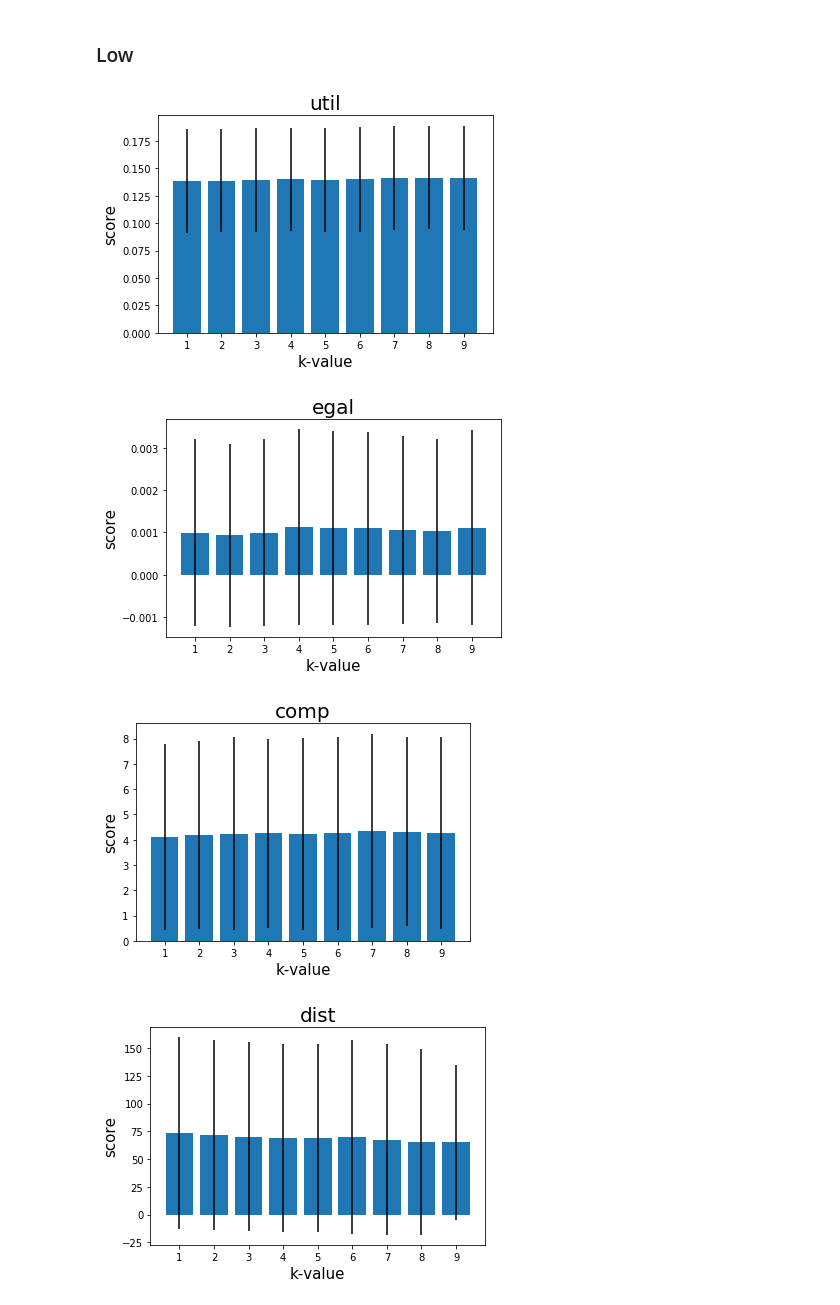
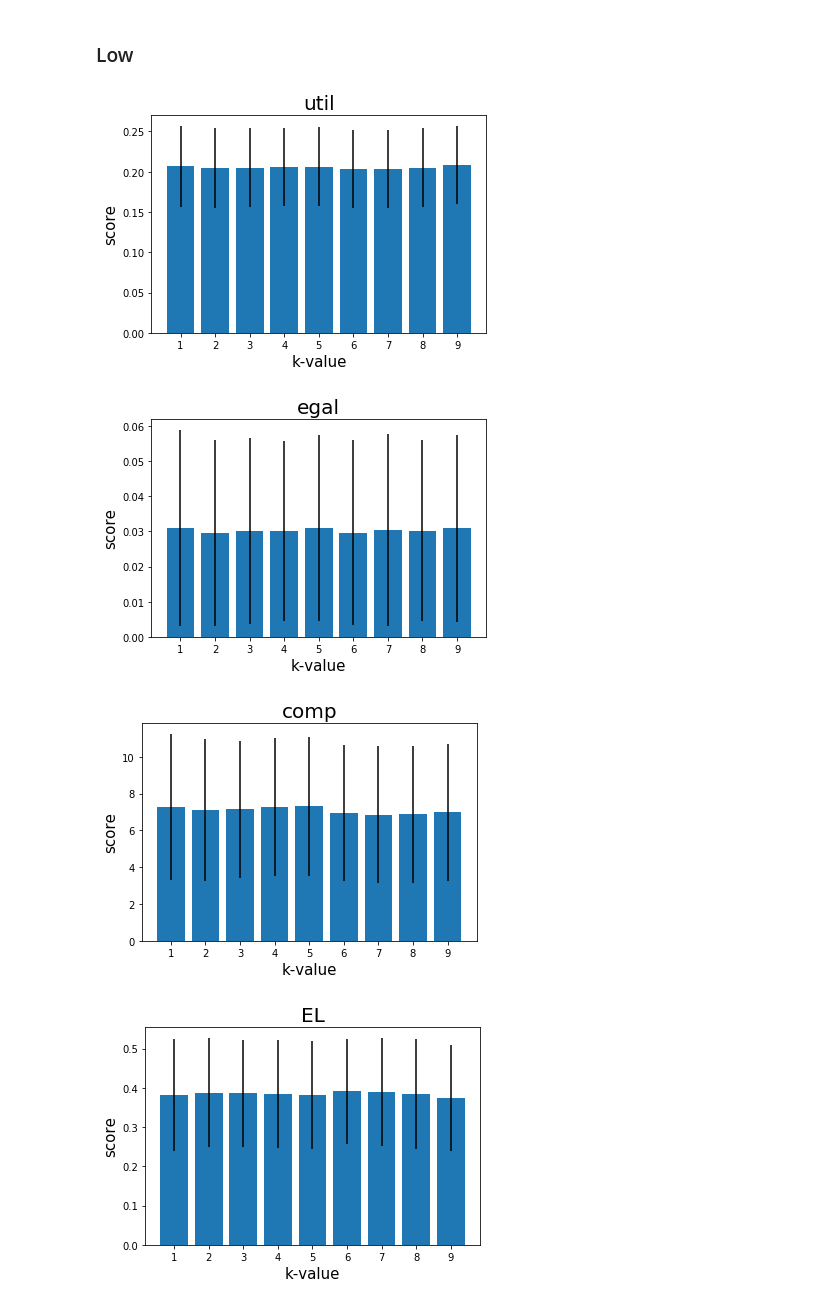
Before and after one commit to pdehaan274/ComSoc, a Jupyter notebook: result analysis.ipynb, the cells around one changed output. Drawn from its saved outputs; the diff is of its cells as text; code cells hidden in the pictures.

```diff
--- a/result analysis.ipynb
+++ b/result analysis.ipynb
@@ -2,7 +2,7 @@
 import pandas as pd
 from matplotlib import pyplot as plt
 # %%
-df = pd.read_csv("results/results_P10_ep20_N1000_B30_min10_max25_L10000.csv")
+df = pd.read_csv("results/results_P10_ep10_N500_B40_min10_max20_g5_L1000.csv")
 # %%
 df.keys()
 # %% [output]
@@ -52,7 +67,7 @@ plot(df, "dist")
 # %% [markdown]
 ## Plot based on P standard Deviation
 # %%
-df["Pstd"] = df[['p_0', 'p_1', 'p_2', 'p_3', 'p_4','p_5', 'p_6', 'p_7', 'p_8', 'p_9']].std(axis=1)
+df["Pstd"] = df[['p_1', 'p_2', 'p_3', 'p_4','p_5', 'p_6', 'p_7', 'p_8', 'p_9']].std(axis=1)
 # %%
 df["Pstd"].hist()
 # %% [output]
@@ -89,14 +104,14 @@ plot(mid, "dist")
 # %% [markdown]
 ### Low
 # %%
-low = df[df["Pstd"] < 3]
+low = df[df["Pstd"] < 2.5]
 # %%
 plot(low, "util")
 plot(low, "egal")
 plot(low, "comp")
-plot(low, "dist")
+plot(low, "EL")
 # %% [output]
-[figure, old version]
+[figure, new version]
-[figure, old version]
+[figure, new version]
-[figure, old version]
+[figure, new version]
-[figure, old version]
+[figure, new version]
```
Also changed, not shown: parts of 20 cells of this notebook, 4 other files.
